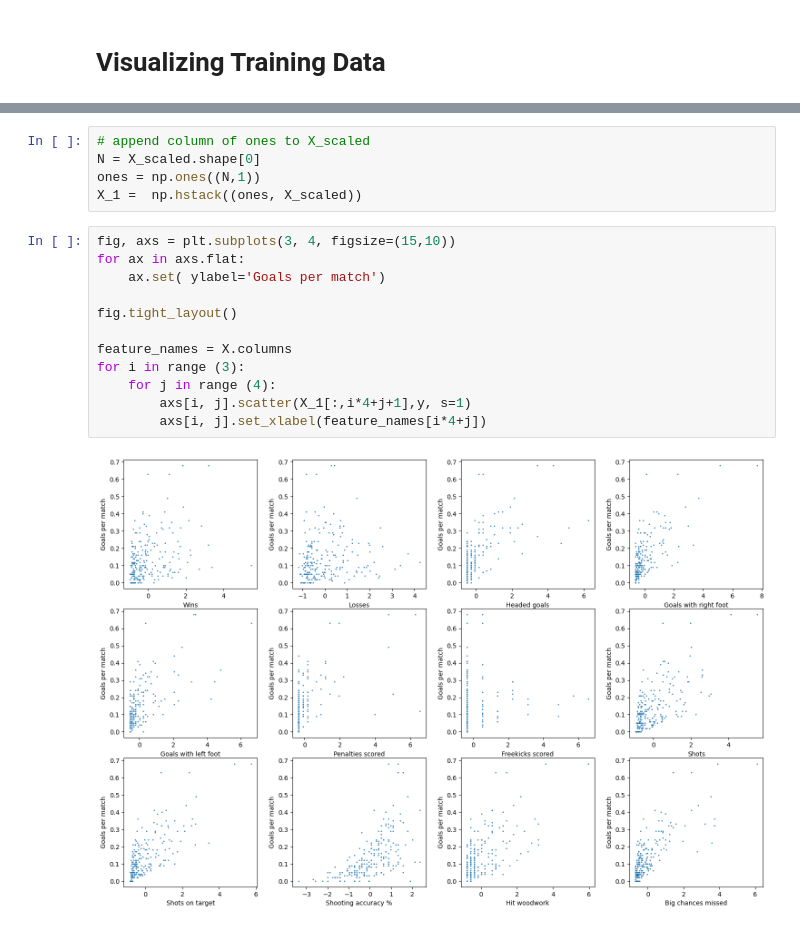
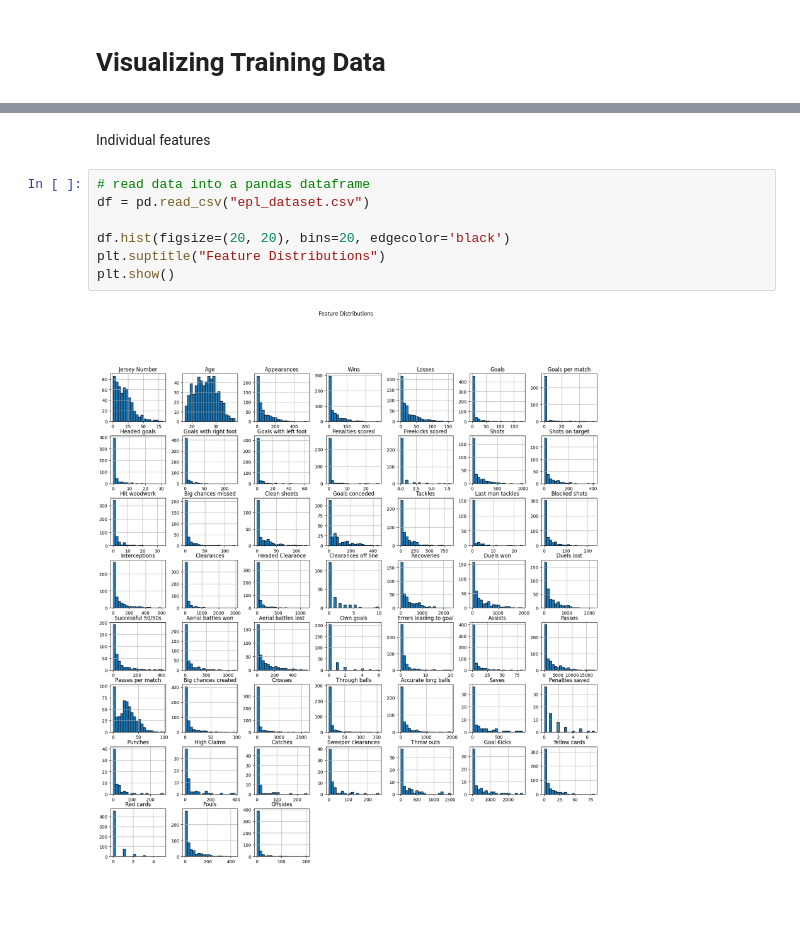
Before and after one commit to eileenxu9/EPLmodels, a Jupyter notebook: FinalProject.ipynb, the cells around one changed output, grey strips where cells are left out. Cells and saved outputs as stored; diff of their text form; blank space fills up the shorter version.

```diff
--- a/FinalProject.ipynb
+++ b/FinalProject.ipynb
@@ -461,19 +29,11 @@ y_test shape: (44,)
-# %%
-# append column of ones to X_scaled
-N = X_scaled.shape[0]
-ones = np.ones((N,1))
-X_1 =  np.hstack((ones, X_scaled))
-# %%
-fig, axs = plt.subplots(3, 4, figsize=(15,10))
-for ax in axs.flat:
-    ax.set( ylabel='Goals per match')
-
-fig.tight_layout()
-
-feature_names = X.columns
-for i in range (3):
-    for j in range (4):
-        axs[i, j].scatter(X_1[:,i*4+j+1],y, s=1)
-        axs[i, j].set_xlabel(feature_names[i*4+j])
-# %% [output]
-[figure, removed]
+# %% [markdown]
+Individual features
+# %%
+# read data into a pandas dataframe
+df = pd.read_csv("epl_dataset.csv")
+
+df.hist(figsize=(20, 20), bins=20, edgecolor='black')
+plt.suptitle("Feature Distributions")
+plt.show()
+# %% [output]
+[figure, added]
```
Also changed, not shown: parts of 60 cells of this notebook.
